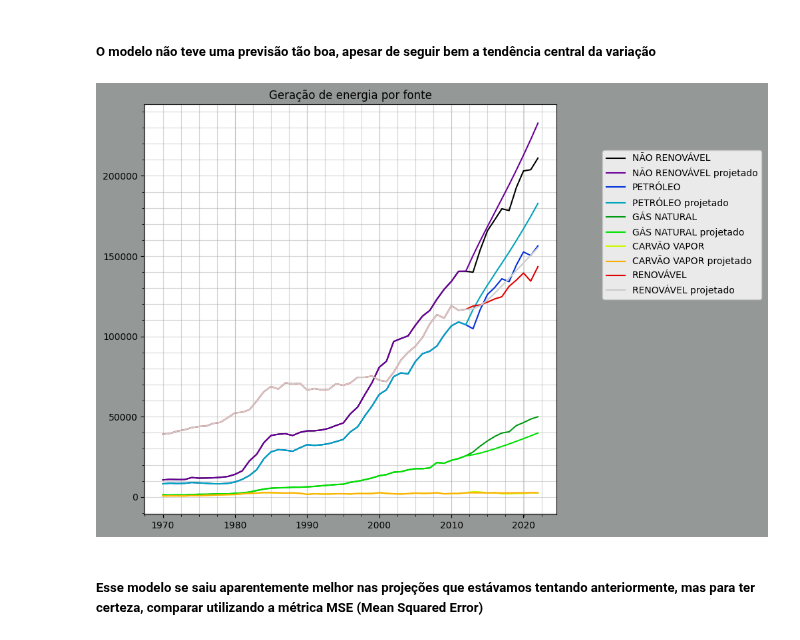
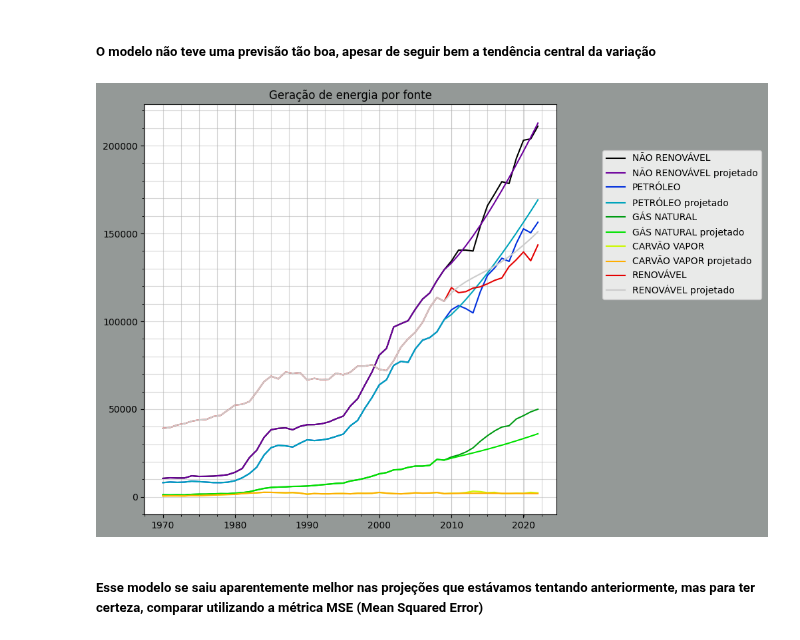
Before and after one commit to scrrpfv/projeto-ip, a Jupyter notebook: Analises/projecao.ipynb, the cells around one changed output. Drawn from its saved outputs; the diff is of its cells as text; code cells hidden in the pictures.

```diff
--- a/Analises/projecao.ipynb
+++ b/Analises/projecao.ipynb
@@ -49,15 +57,15 @@ proj1 = df.projection_var(2012, [(0, 'NÃO RENOVÁVEL'),
 # %% [markdown]
 ##### O modelo não teve uma previsão tão boa, apesar de seguir bem a tendência central da variação
 # %%
-proj2 = df.projection_var(2012, [(0, 'NÃO RENOVÁVEL'),
+proj2 = df.projection_var(2009, [(0, 'NÃO RENOVÁVEL'),
                                (0, 'PETRÓLEO'),
                                (0, 'GÁS NATURAL'),
                                (0, 'CARVÃO VAPOR'),
                                (0, 'RENOVÁVEL'),
                                ],
                                'Geração de energia por fonte')
 # %% [output]
-[figure, old version]
+[figure, new version]
 # %% [markdown]
 ##### Esse modelo se saiu aparentemente melhor nas projeções que estávamos tentando anteriormente, mas para ter certeza, comparar utilizando a métrica MSE (Mean Squared Error)
 # %%
```
Also changed, not shown: parts of 9 cells of this notebook, 1 other file.
